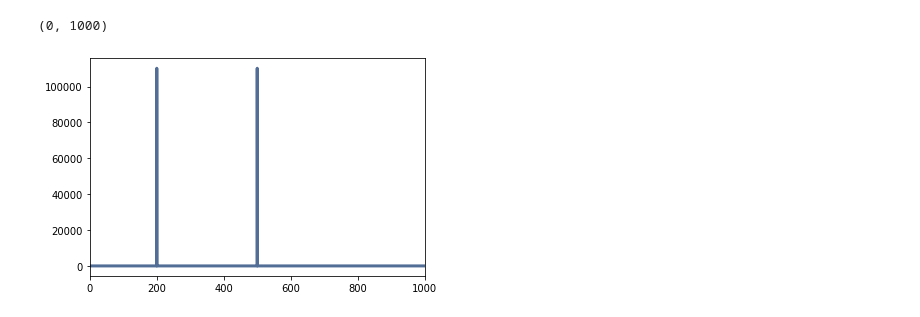
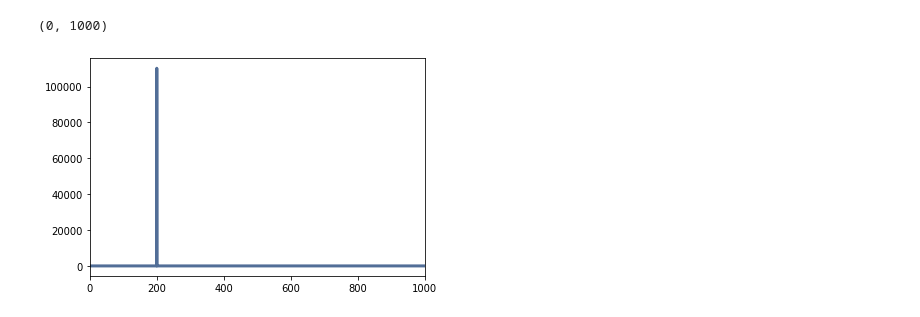
Before and after one commit to mikk8718/AP_miniproject, a Jupyter notebook: Notebooks/thinkDSP.ipynb, the cells around one changed output. Cells and saved outputs as stored; diff of their text form; code cells hidden in the pictures.

```diff
--- a/Notebooks/thinkDSP.ipynb
+++ b/Notebooks/thinkDSP.ipynb
@@ -18,11 +18,12 @@ wave.make_audio()
 [interactive output not drawn]
 # %%
 spectrum = wave.make_spectrum()
+spectrum.low_pass(400)
 spectrum.plot()
 plt.xlim(0, 1000)
 # %% [output]
 (0, 1000)
-[figure, old version]
+[figure, new version]
 # %%
 sd.play(wave.ys.real, 44100)
 sd.wait()
```
Also changed, not shown: 1 other file.
